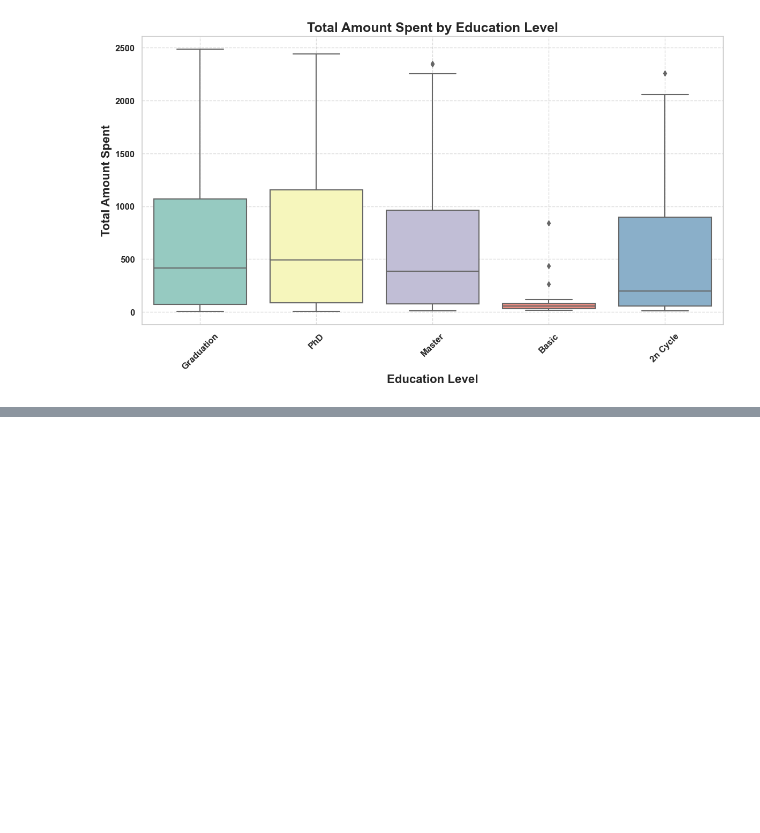
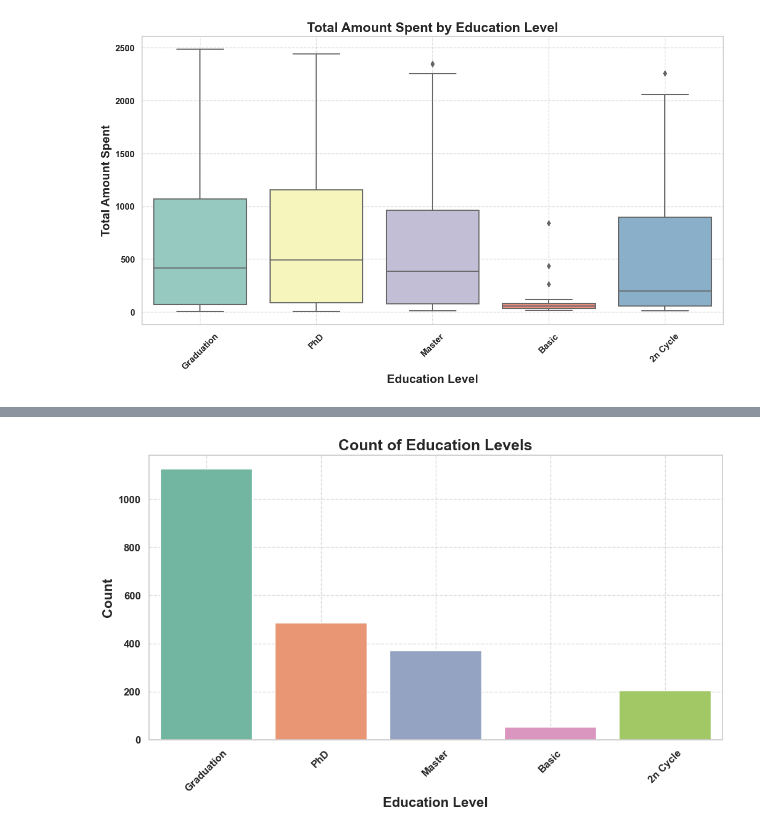
Before and after one commit to Jotis86/Marketing-Analysis-Project, a Jupyter notebook: notebooks/data_visualization.ipynb, the cells around one changed output, grey strips where cells are left out. Drawn from its saved outputs; the diff is of its cells as text; code cells hidden in the pictures; blank space fills up the shorter version.

```diff
--- a/notebooks/data_visualization.ipynb
+++ b/notebooks/data_visualization.ipynb
@@ -127,0 +143,13 @@ plt.show()
+# %%
+# 6. Count plot of Education Levels
+plt.figure(figsize=(12, 6))
+sns.countplot(x='Education', data=data, palette='Set2')
+plt.title('Count of Education Levels', fontsize=18, fontweight='bold')
+plt.xlabel('Education Level', fontsize=16, fontweight='bold')
+plt.ylabel('Count', fontsize=16, fontweight='bold')
+plt.xticks(rotation=45, fontsize=12, fontweight='bold')
+plt.yticks(fontsize=12, fontweight='bold')
+plt.grid(True, linestyle='--', alpha=0.7)
+plt.show()
+# %% [output]
+[figure, added]
```
Also changed, not shown: parts of 10 cells of this notebook.
